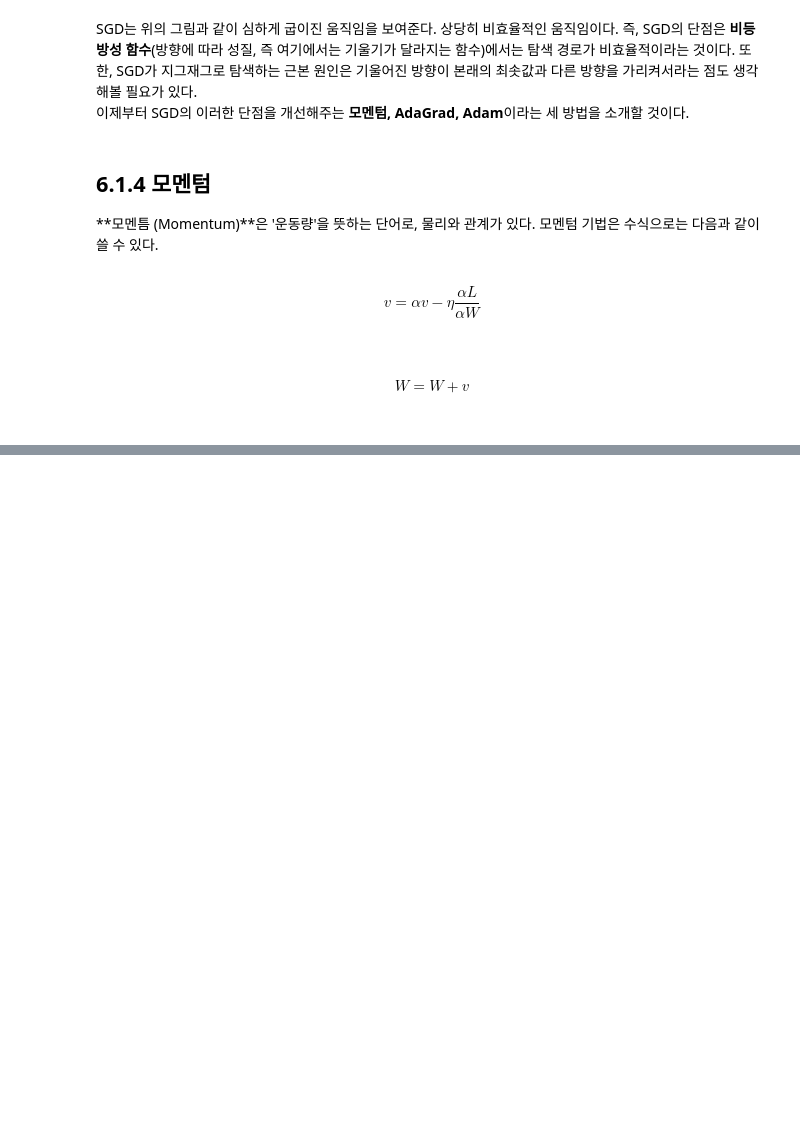
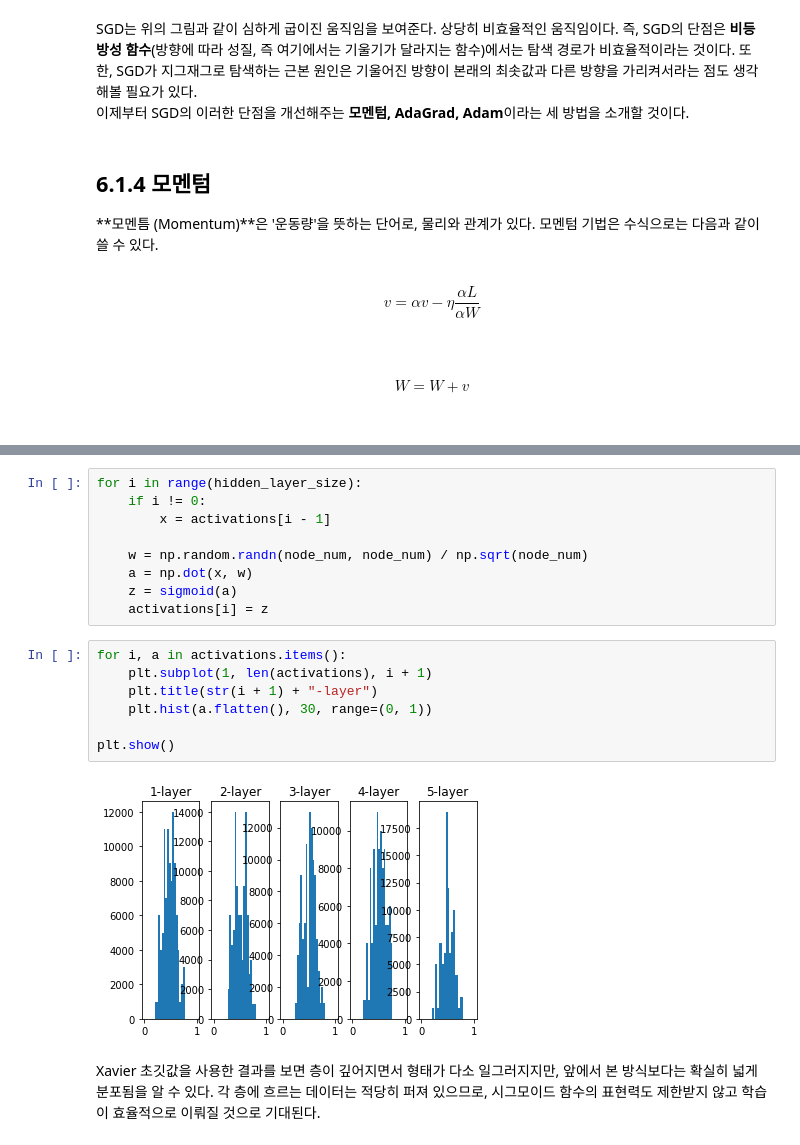
Before and after one commit to eunsour/Deep-Learning-from-Scratch, a Jupyter notebook: Chapter 06/Ch6_Learning-related skills.ipynb, the cells around one changed output, grey strips where cells are left out. Saved outputs shown, nothing was run; the diff lists cells and outputs as text; blank space fills up the shorter version.

```diff
--- a/Chapter 06/Ch6_Learning-related skills.ipynb
+++ b/Chapter 06/Ch6_Learning-related skills.ipynb
@@ -35,0 +201,20 @@ $$ W = W + v $$<br>
+# %%
+for i in range(hidden_layer_size):
+    if i != 0:
+        x = activations[i - 1]
+
+    w = np.random.randn(node_num, node_num) / np.sqrt(node_num)
+    a = np.dot(x, w)
+    z = sigmoid(a)
+    activations[i] = z
+# %%
+for i, a in activations.items():
+    plt.subplot(1, len(activations), i + 1)
+    plt.title(str(i + 1) + "-layer")
+    plt.hist(a.flatten(), 30, range=(0, 1))
+
+plt.show()
+# %% [output]
+[figure, added]
+# %% [markdown]
+Xavier 초깃값을 사용한 결과를 보면 층이 깊어지면서 형태가 다소 일그러지지만, 앞에서 본 방식보다는 확실히 넓게 분포됨을 알 수 있다. 각 층에 흐르는 데이터는 적당히 퍼져 있으므로, 시그모이드 함수의 표현력도 제한받지 않고 학습이 효율적으로 이뤄질 것으로 기대된다.
```
Also changed, not shown: parts of 30 cells of this notebook.
